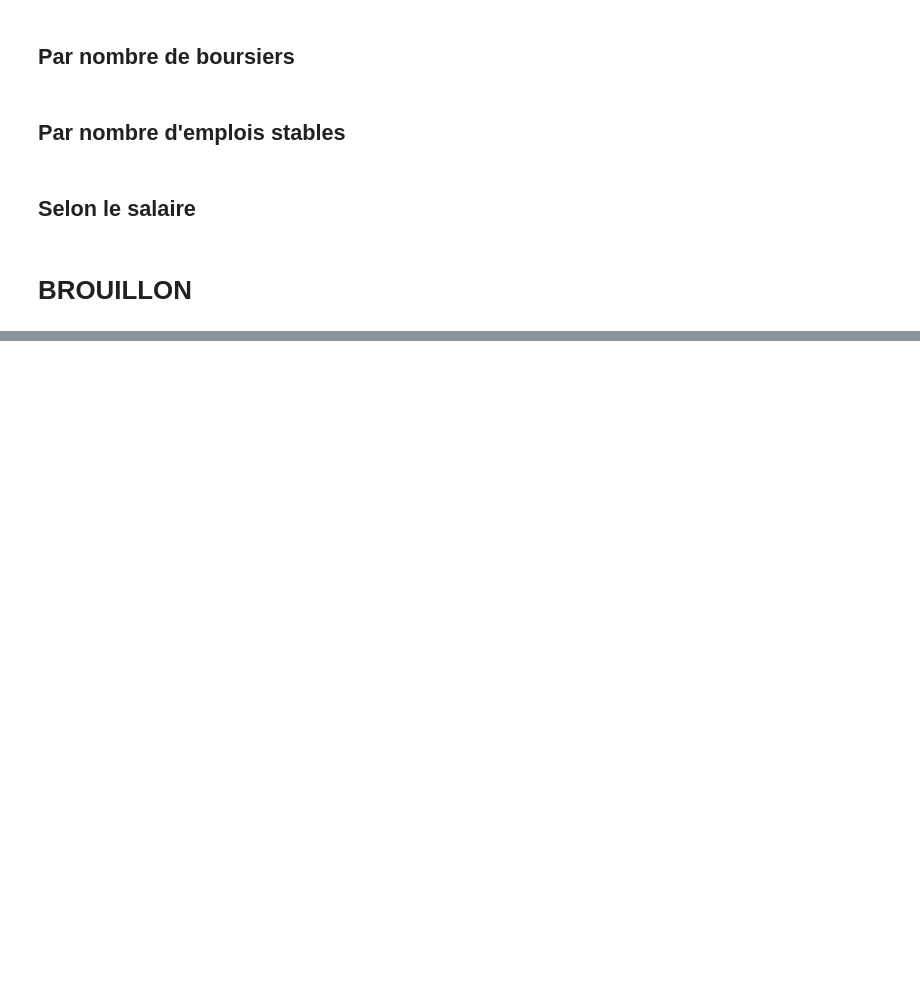
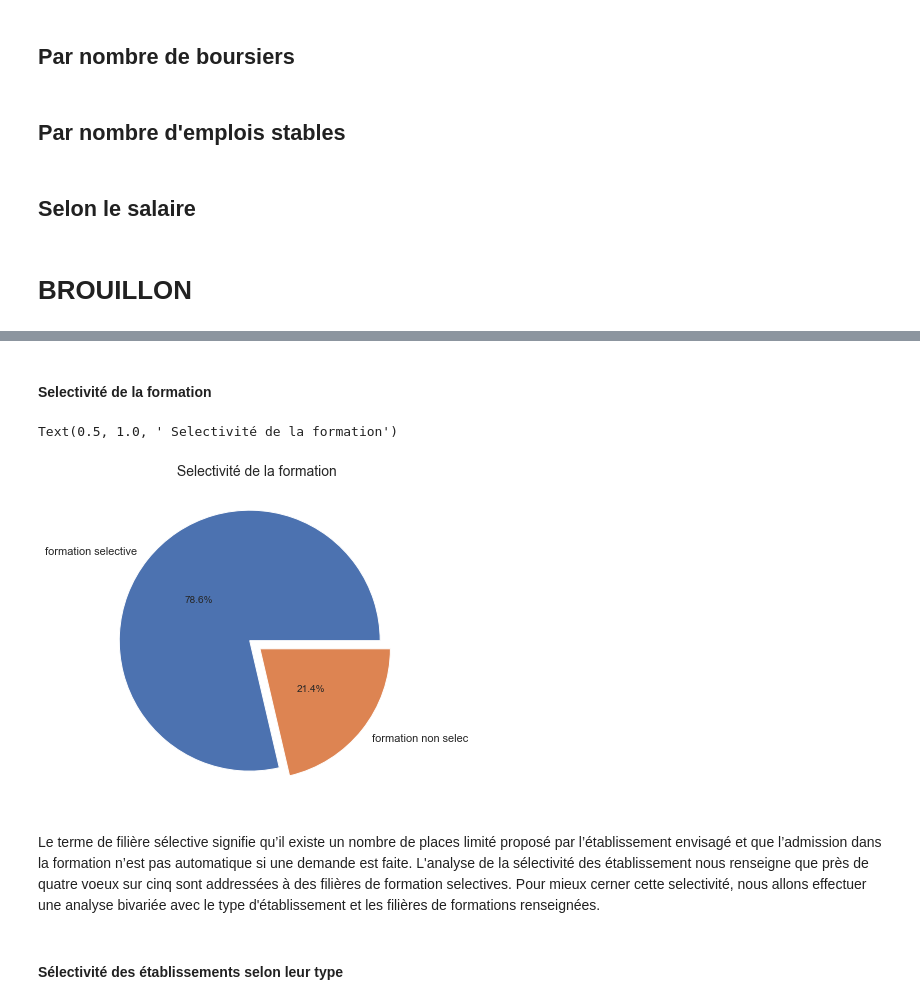
Before and after one commit to DouloSOW/Depot, a Jupyter notebook: principal_script.ipynb, the cells around one changed output, grey strips where cells are left out. Drawn from its saved outputs; the diff is of its cells as text; code cells hidden in the pictures; blank space fills up the shorter version.

```diff
--- a/principal_script.ipynb
+++ b/principal_script.ipynb
@@ -978,0 +1067,18 @@ ses_2020.rename(dic)
+# %% [markdown]
+#### Selectivité de la formation
+# %%
+#Selectivité de la formation
+pie, ax = plt.subplots(figsize=[8,6])
+plt.pie(x= glob_data['select_form'].value_counts(),
+        autopct="%.1f%%", explode=[0.05]*len(glob_data['select_form'].value_counts()),
+        labels=list(glob_data['select_form'].unique()),
+        pctdistance=0.5)
+plt.title(" Selectivité de la formation", fontsize=14)
+# %% [output]
+Text(0.5, 1.0, ' Selectivité de la formation')
+[figure, added]
+# %% [markdown]
+Le terme de filière sélective signifie qu’il existe un nombre de places limité proposé par l’établissement envisagé et que l’admission dans la formation n’est pas automatique si une demande est faite.
+L'analyse de la sélectivité des établissement nous renseigne que près de quatre voeux sur cinq sont addressées à des filières de formation selectives. Pour mieux cerner cette selectivité, nous allons effectuer une analyse bivariée avec le type d'établissement et les filières de formations renseignées.
+# %% [markdown]
+#### Sélectivité des établissements selon leur type
```
Also changed, not shown: parts of 91 cells of this notebook.
